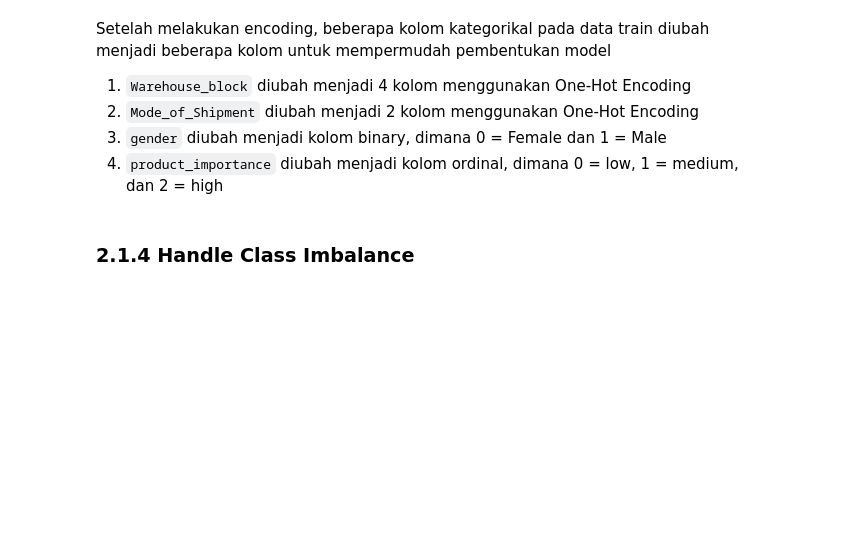
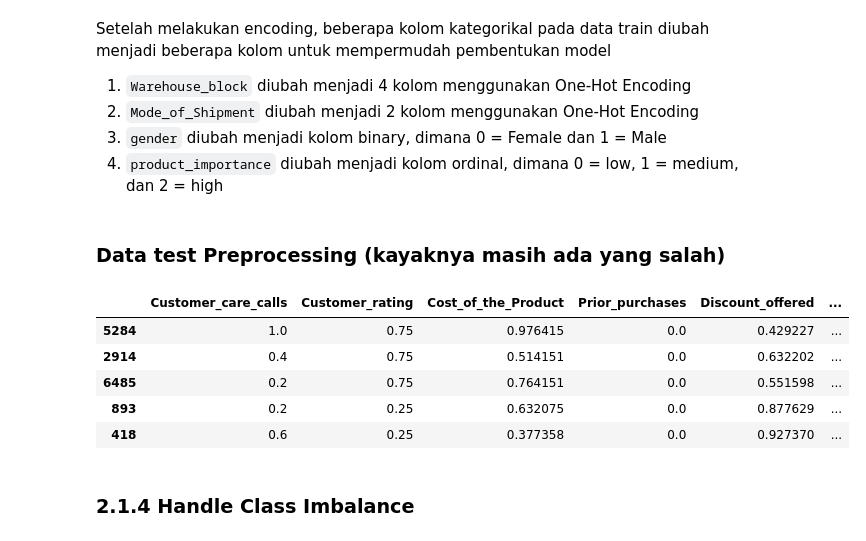
Before and after one commit to mezkymy/ecommerce-ds, a Jupyter notebook: Final_Project_DS_Rakamin_Batch_31_Kelompok_4_(Cobra).ipynb, the cells around one changed output. Drawn from its saved outputs; the diff is of its cells as text; code cells hidden in the pictures; blank space fills up the shorter version.

Commit message:
add data test preprocessing

```diff
--- a/Final_Project_DS_Rakamin_Batch_31_Kelompok_4_(Cobra).ipynb
+++ b/Final_Project_DS_Rakamin_Batch_31_Kelompok_4_(Cobra).ipynb
@@ -785,6 +785,60 @@ Setelah melakukan encoding, beberapa kolom kategorikal pada data train diubah me
 2. `Mode_of_Shipment` diubah menjadi 2 kolom menggunakan One-Hot Encoding
 3. `gender` diubah menjadi kolom binary, dimana 0 = Female dan 1 = Male
 4. `product_importance` diubah menjadi kolom ordinal, dimana 0 = low, 1 = medium, dan 2 = high
+# %% [markdown]
+### Data test Preprocessing (kayaknya masih ada yang salah)
+# %%
+from sklearn.preprocessing import StandardScaler, RobustScaler, Normalizer, MinMaxScaler, OneHotEncoder, OrdinalEncoder, LabelEncoder
+
+x_test_transform = x_test.copy()
+
+def feature_transform (x_test):
+  '''
+  Transform the features of x_test by scaling them using Normalizer, MinMaxScaler, Log
+
+  '''
+  scaler = MinMaxScaler()
+  # feature yang ditransform
+  # x_test_transform['Prior_purchases'] = Normalizer().fit_transform(x_test['Prior_purchases'].values.reshape(len(x_test)).reshape(-1, 1)) #ini masih salah, nilainya malah jadi ilang
+  # x_test_transform['Prior_purchases'] = Normalizer().fit_transform(x_test['Prior_purchases'].values.reshape(-1, 1))
+  x_test_transform['Prior_purchases'] = Normalizer().fit_transform(x_test['Prior_purchases'].values.reshape(len(x_test), 1))
+  x_test_transform['Discount_offered'] = np.log(x_test['Discount_offered'])
+
+  # feature numeric di-scaling
+  nums = ['Customer_care_calls', 'Customer_rating', 'Cost_of_the_Product','Prior_purchases', 'Discount_offered', 'Weight_in_gms'] #kolom 'Prior_purchases' ga usah di MinMax lagi
+  x_test_transform[nums] = MinMaxScaler().fit_transform(x_test_transform[nums].values.reshape(x_test_transform[nums].shape))
+
+  # return
+  return x_test_transform
+# %%
+# Gunakan fungsi transformasi yang sudah ada
+x_test_transform = feature_transform(x_test)
+# x_test_transform.head()
+# %%
+# OHE = 'Warehouse_block', 'Mode_of_Shipment' => bisa pakai sklearn onehotencoder
+for cat in ['Warehouse_block', 'Mode_of_Shipment']:
+    onehots = pd.get_dummies(x_test_transform[cat], prefix=cat)
+    x_test_transform = x_test_transform.join(onehots)
+x_test_transform.drop(['Warehouse_block_F', 'Mode_of_Shipment_Ship'], axis=1, inplace=True)
+
+# Binary = 'Gender' => bisa pakai sklearn labelencoder
+mapping_gender = {'F' : 0, 'M' : 1}
+x_test_transform['gender_map'] = x_test_transform['Gender'].map(mapping_gender)
+
+# Ordinal/Label = 'Product_importance' => bisa pakai sklearn ordinalencoder
+mapping_product_importance = {'low' : 0, 'medium' : 1, 'high' :2}
+x_test_transform['product_importance_map'] = x_test_transform['Product_importance'].map(mapping_product_importance)
+
+# drop original column
+x_test_transform.drop(['Warehouse_block', 'Mode_of_Shipment', 'Product_importance', 'Gender'], axis=1, inplace=True)
+x_test_transform.head()
+# %% [output]
+|  | Customer_care_calls | Customer_rating | Cost_of_the_Product | Prior_purchases | Discount_offered | ... |
+| 5284 | 1.0 | 0.75 | 0.976415 | 0.0 | 0.429227 | ... |
+| 2914 | 0.4 | 0.75 | 0.514151 | 0.0 | 0.632202 | ... |
+| 6485 | 0.2 | 0.75 | 0.764151 | 0.0 | 0.551598 | ... |
+| 893 | 0.2 | 0.25 | 0.632075 | 0.0 | 0.877629 | ... |
+| 418 | 0.6 | 0.25 | 0.377358 | 0.0 | 0.927370 | ... |
 # %% [markdown]
 ### 2.1.4 Handle Class Imbalance
 # %%
```
Also changed, not shown: parts of 2 cells of this notebook.
